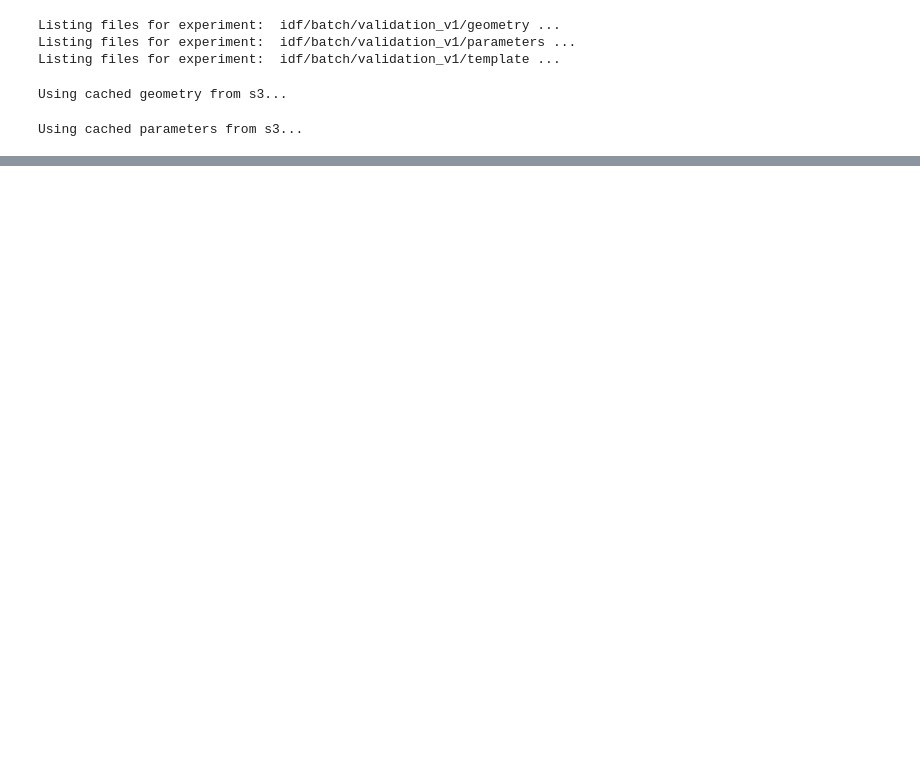
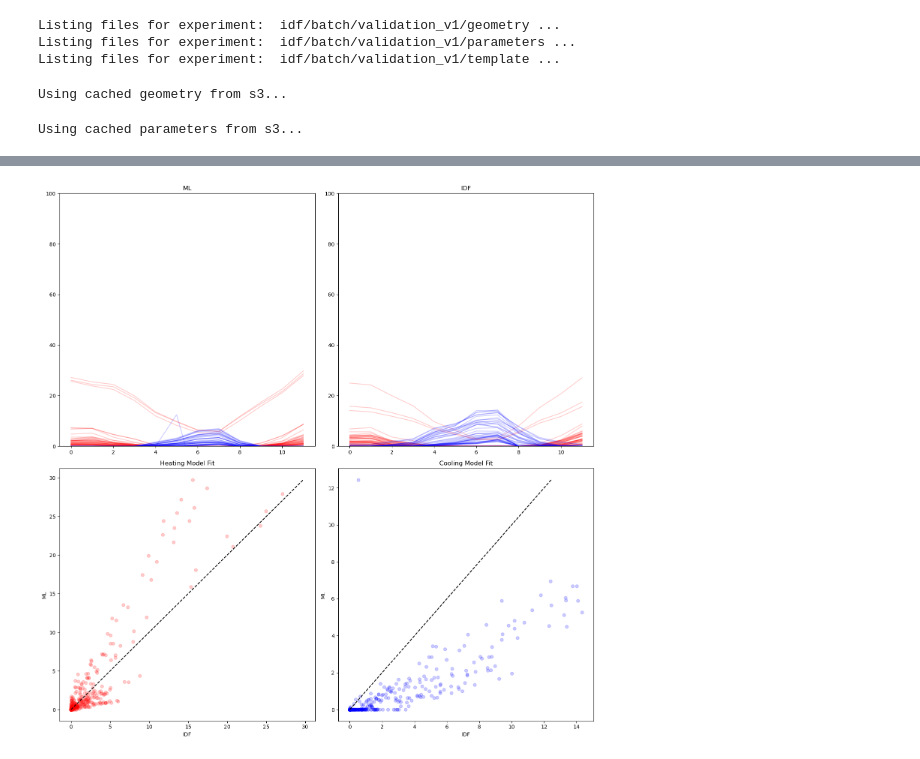
Before and after one commit to szvsw/ml-for-building-energy-modeling, a Jupyter notebook: ml-for-bem/notebooks/validate.ipynb, the cells around one changed output, grey strips where cells are left out. Drawn from its saved outputs; the diff is of its cells as text; code cells hidden in the pictures; blank space fills up the shorter version.

```diff
--- a/ml-for-bem/notebooks/validate.ipynb
+++ b/ml-for-bem/notebooks/validate.ipynb
@@ -102,0 +412,2 @@ Listing files for experiment:  idf/batch/validation_v1/seattle/epw ...
+# %%
+true_results = true_results / building_metadata_df.building_gfa.values.reshape(-1, 1)
@@ -102,0 +416,7 @@ Listing files for experiment:  idf/batch/validation_v1/seattle/epw ...
+# %%
+city = "seattle"
+weather_files = get_weather(city)
+epw_path = weather_files[0]
+epw = EPW(epw_path)
+climate = extract(epw)
+scheds = np.load("data/schedules.npy")
@@ -102,0 +443,10 @@ Listing files for experiment:  idf/batch/validation_v1/seattle/epw ...
+# %%
+ml_shoebox_results, ml_monthly, ml_annual = predict_ubem(
+    trainer=trainer,
+    surrogate=surrogate,
+    features=parameters.reset_index(),
+    schedules=scheds,
+    climate=climate,
+    apply_cops=False,
+    batch_size=64,
+)
@@ -102,0 +469,45 @@ Listing files for experiment:  idf/batch/validation_v1/seattle/epw ...
+# %%
+fig, ax = plt.subplots(2, 2, figsize=(15, 15))
+ml_ax = ax[0, 0]
+idf_ax = ax[0, 1]
+scatter_h_ax = ax[1, 0]
+scatter_c_ax = ax[1, 1]
+
+
+ml_ax.plot(ml_monthly.Heating.values.T, color="red", alpha=0.2)
+
+
+
+ml_ax.plot(ml_monthly.Cooling.values.T, color="blue", alpha=0.2)
+idf_ax.plot(true_results["Heating:DistrictHeating"].values.T, color="red", alpha=0.2)
+idf_ax.plot(true_results["Cooling:DistrictCooling"].values.T, color="blue", alpha=0.2)
+ml_ax.set_ylim(0, 100)
+idf_ax.set_ylim(0, 100)
+ml_ax.set_title("ML")
+idf_ax.set_title("IDF")
+scatter_h_ax.set_title("Heating Model Fit")
+scatter_h_ax.set_xlabel("IDF")
+scatter_h_ax.set_ylabel("ML")
+scatter_c_ax.set_title("Cooling Model Fit")
+scatter_c_ax.set_xlabel("IDF")
+scatter_c_ax.set_ylabel("ML")
+scatter_h_ax.scatter(
+    true_results["Heating:DistrictHeating"].values.flatten(),
+    ml_monthly.Heating.values.flatten().clip(0, 1000),
+    color="red",
+    alpha=0.2,
+)
+scatter_c_ax.scatter(
+    true_results["Cooling:DistrictCooling"].values.flatten(),
+    ml_monthly.Cooling.values.flatten().clip(0, 1000),
+    color="blue",
+    alpha=0.2,
+)
+# plot identity line on top of scatter
+x = np.linspace(0, np.max(ml_monthly.Cooling.values.flatten()), 100)
+scatter_c_ax.plot(x, x, color="black", linestyle="--")
+x = np.linspace(0, np.max(ml_monthly.Heating.values.flatten()), 100)
+scatter_h_ax.plot(x, x, color="black", linestyle="--")
+fig.tight_layout()
+# %% [output]
+[figure, added]
```
Also changed, not shown: parts of 29 cells of this notebook.
